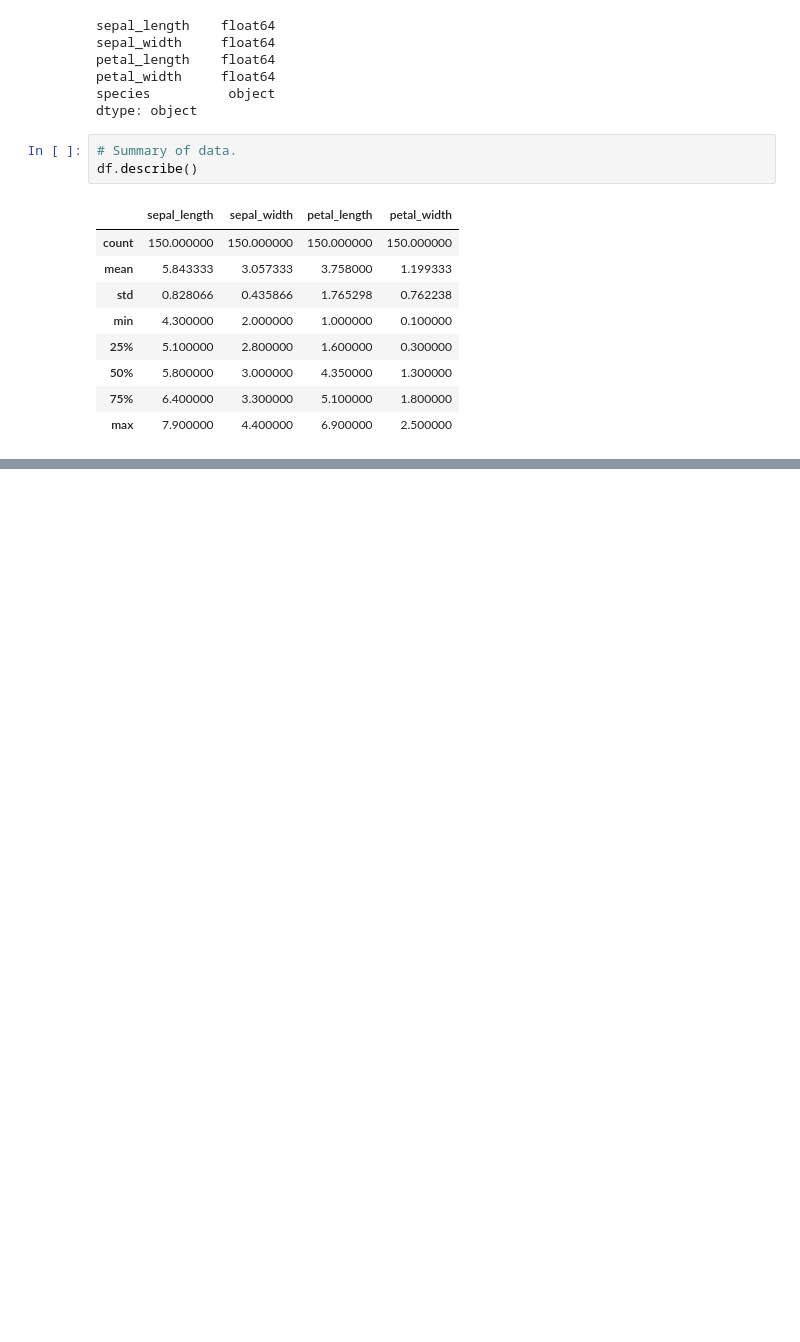
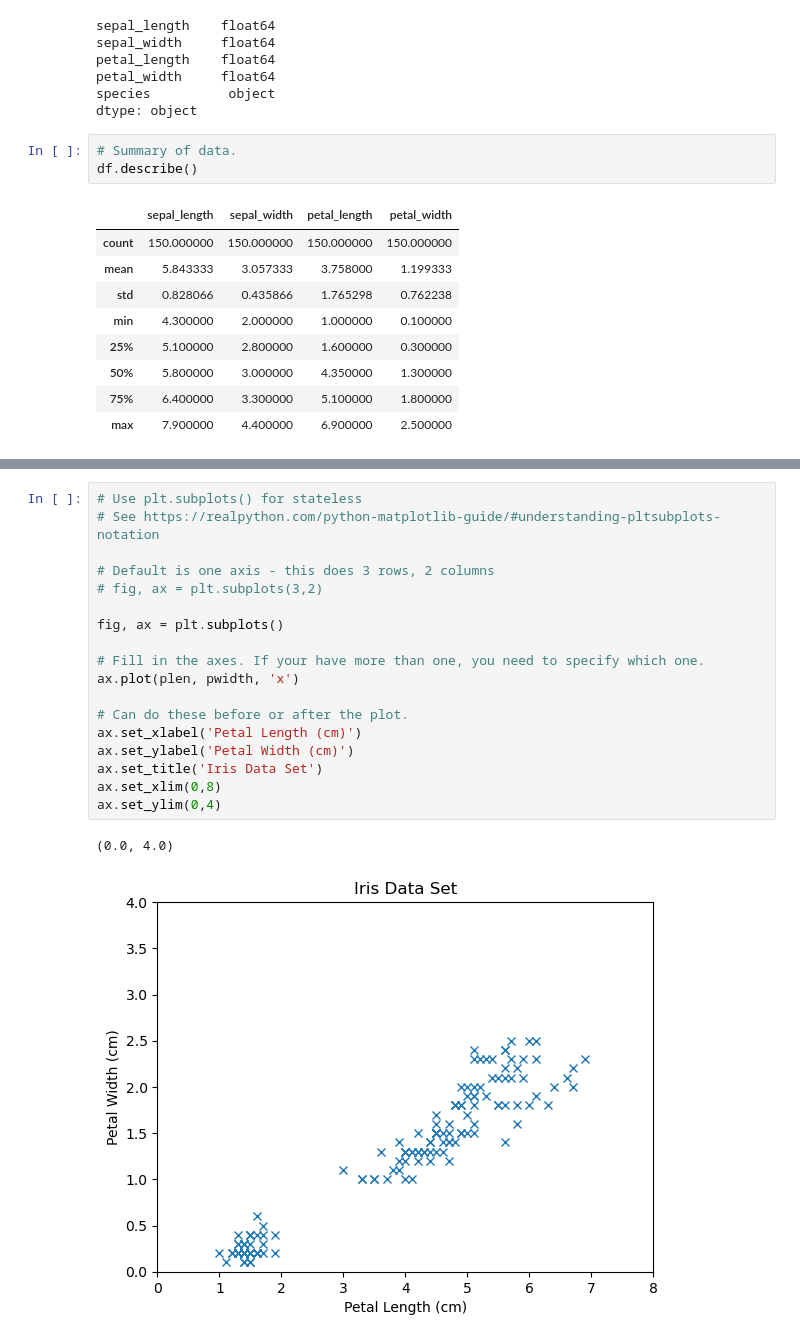
Before and after one commit to dvdgeroconnell/PODA-coursework, a Jupyter notebook: iris.ipynb, the cells around one changed output, grey strips where cells are left out. Cells and saved outputs as stored; diff of their text form; blank space fills up the shorter version.

```diff
--- a/iris.ipynb
+++ b/iris.ipynb
@@ -60,0 +132,21 @@ df.describe()
+# %%
+# Use plt.subplots() for stateless
+# See https://realpython.com/python-matplotlib-guide/#understanding-pltsubplots-notation
+
+# Default is one axis - this does 3 rows, 2 columns
+# fig, ax = plt.subplots(3,2)
+
+fig, ax = plt.subplots()
+
+# Fill in the axes. If your have more than one, you need to specify which one.
+ax.plot(plen, pwidth, 'x')
+
+# Can do these before or after the plot.
+ax.set_xlabel('Petal Length (cm)')
+ax.set_ylabel('Petal Width (cm)')
+ax.set_title('Iris Data Set')
+ax.set_xlim(0,8)
+ax.set_ylim(0,4)
+# %% [output]
+(0.0, 4.0)
+[figure, added]
```
Also changed, not shown: parts of 17 cells of this notebook, 1 other file.
